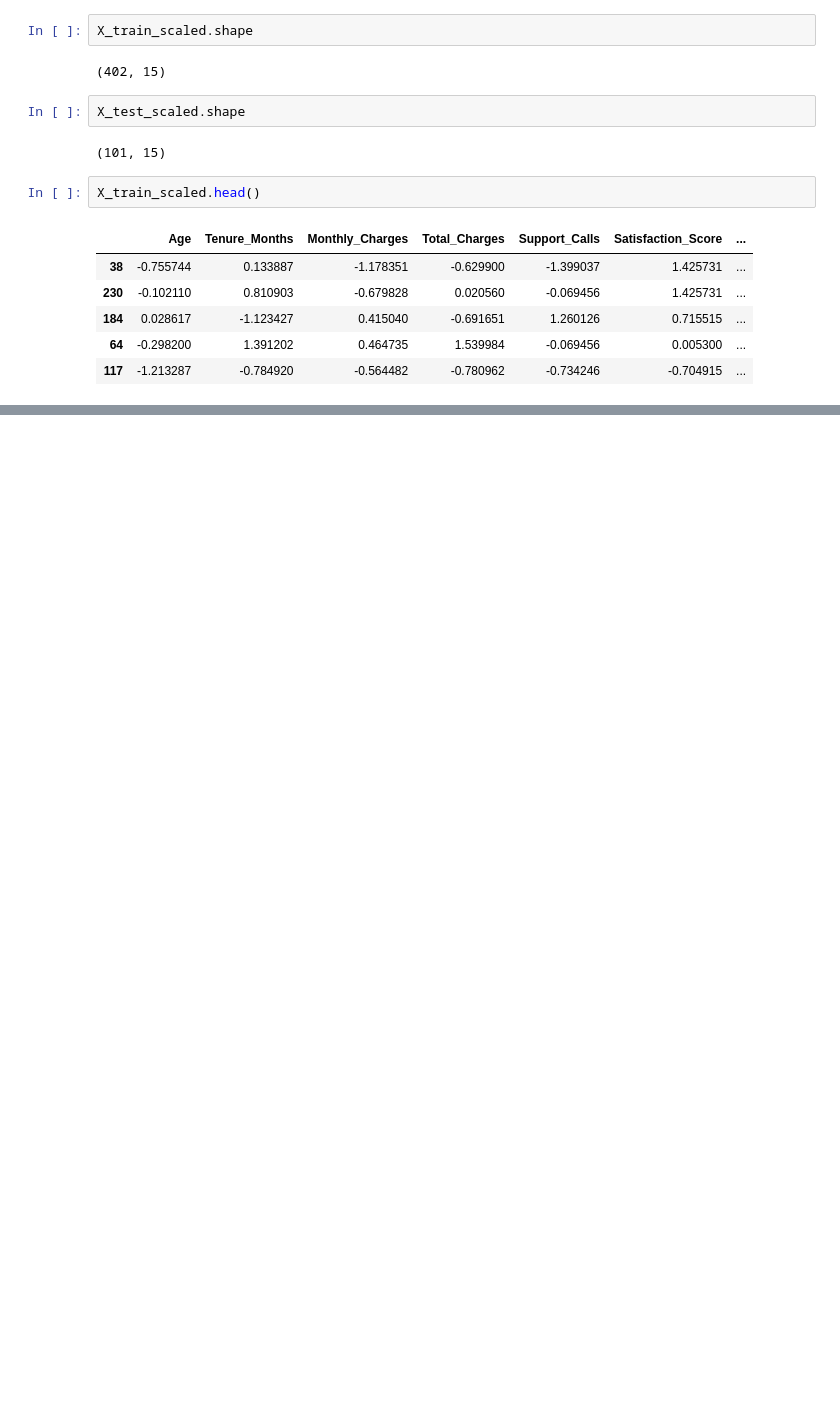
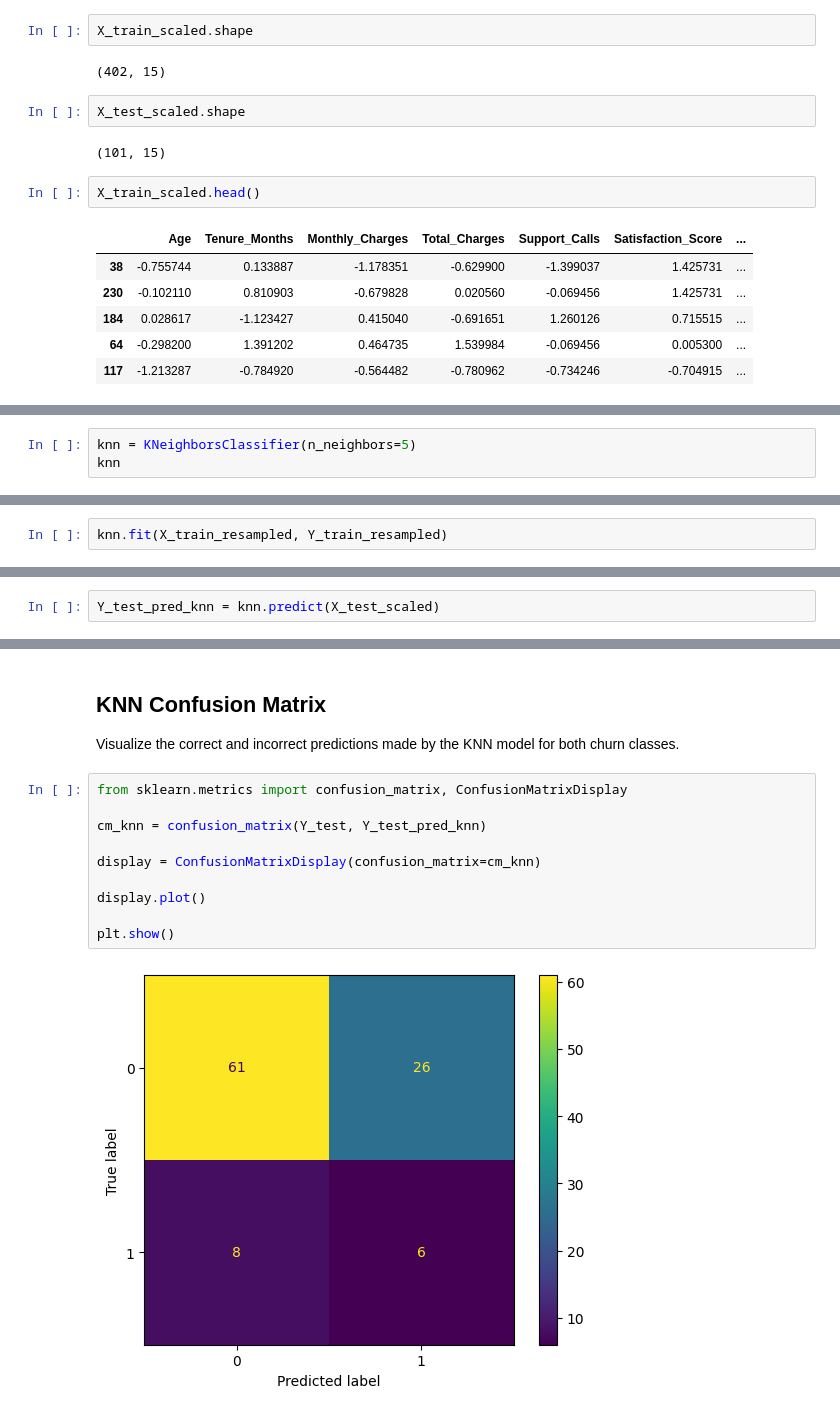
Before and after one commit to Alka-Sharma2006/customer-churn-analysis-ml, a Jupyter notebook: project.ipynb, the cells around one changed output, grey strips where cells are left out. Saved outputs shown, nothing was run; the diff lists cells and outputs as text; blank space fills up the shorter version.

```diff
--- a/project.ipynb
+++ b/project.ipynb
@@ -849,0 +1007,3 @@ X_train_scaled.head()
+# %%
+knn = KNeighborsClassifier(n_neighbors=5)
+knn
@@ -849,0 +1016,2 @@ X_train_scaled.head()
+# %%
+knn.fit(X_train_resampled, Y_train_resampled)
@@ -849,0 +1039,2 @@ X_train_scaled.head()
+# %%
+Y_test_pred_knn = knn.predict(X_test_scaled)
@@ -849,0 +1054,16 @@ X_train_scaled.head()
+# %% [markdown]
+## KNN Confusion Matrix
+
+Visualize the correct and incorrect predictions made by the KNN model for both churn classes.
+# %%
+from sklearn.metrics import confusion_matrix, ConfusionMatrixDisplay
+
+cm_knn = confusion_matrix(Y_test, Y_test_pred_knn)
+
+display = ConfusionMatrixDisplay(confusion_matrix=cm_knn)
+
+display.plot()
+
+plt.show()
+# %% [output]
+[figure, added]
```
Also changed, not shown: parts of 74 cells of this notebook.
